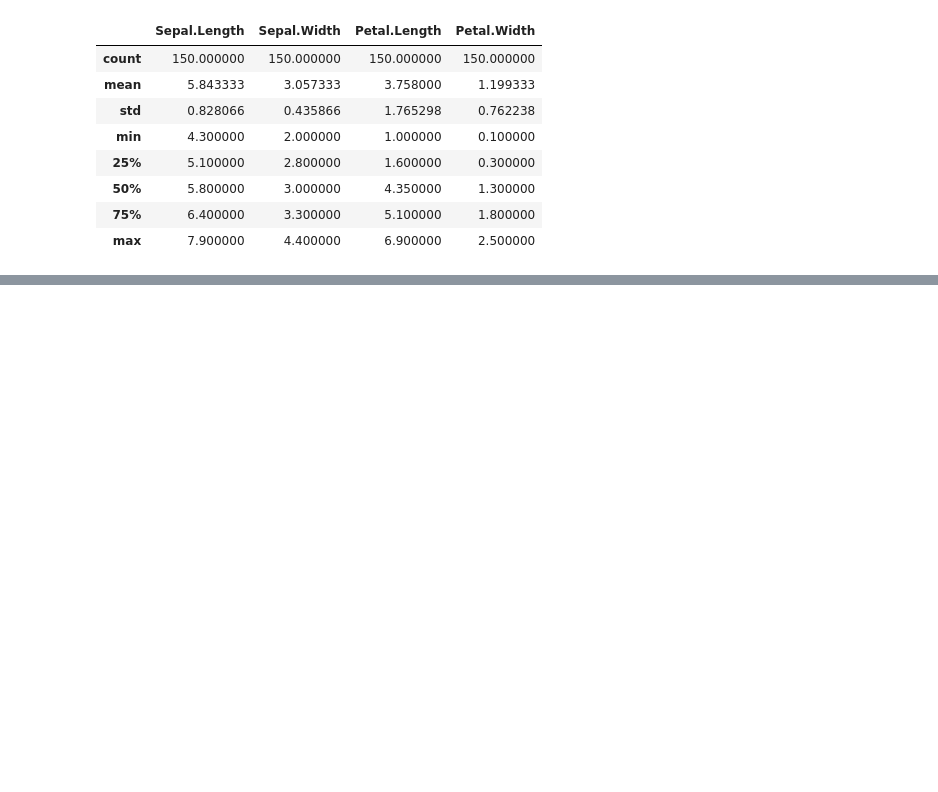
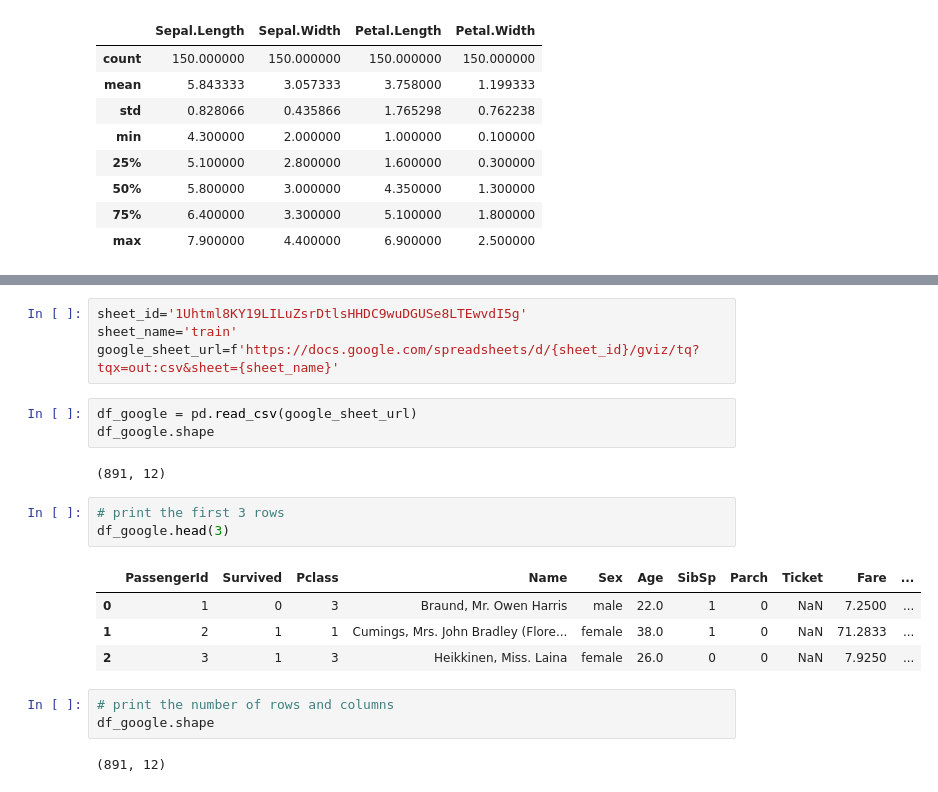
Before and after one commit to bradgauvin/classification-exercises, a Jupyter notebook: classification_exercises.ipynb, the cells around one changed output, grey strips where cells are left out. Saved outputs shown, nothing was run; the diff lists cells and outputs as text; blank space fills up the shorter version.

```diff
--- a/classification_exercises.ipynb
+++ b/classification_exercises.ipynb
@@ -160,0 +291,22 @@ df_iris.describe()
+# %%
+sheet_id='1Uhtml8KY19LILuZsrDtlsHHDC9wuDGUSe8LTEwvdI5g'
+sheet_name='train'
+google_sheet_url=f'https://docs.google.com/spreadsheets/d/{sheet_id}/gviz/tq?tqx=out:csv&sheet={sheet_name}'
+# %%
+df_google = pd.read_csv(google_sheet_url)
+df_google.shape
+# %% [output]
+(891, 12)
+# %%
+# print the first 3 rows
+df_google.head(3)
+# %% [output]
+|  | PassengerId | Survived | Pclass | Name | Sex | Age | SibSp | Parch | Ticket | Fare | ... |
+| 0 | 1 | 0 | 3 | Braund, Mr. Owen Harris | male | 22.0 | 1 | 0 | NaN | 7.2500 | ... |
+| 1 | 2 | 1 | 1 | Cumings, Mrs. John Bradley (Flore... | female | 38.0 | 1 | 0 | NaN | 71.2833 | ... |
+| 2 | 3 | 1 | 3 | Heikkinen, Miss. Laina | female | 26.0 | 0 | 0 | NaN | 7.9250 | ... |
+# %%
+# print the number of rows and columns
+df_google.shape
+# %% [output]
+(891, 12)
```
Also changed, not shown: parts of 16 cells of this notebook.
